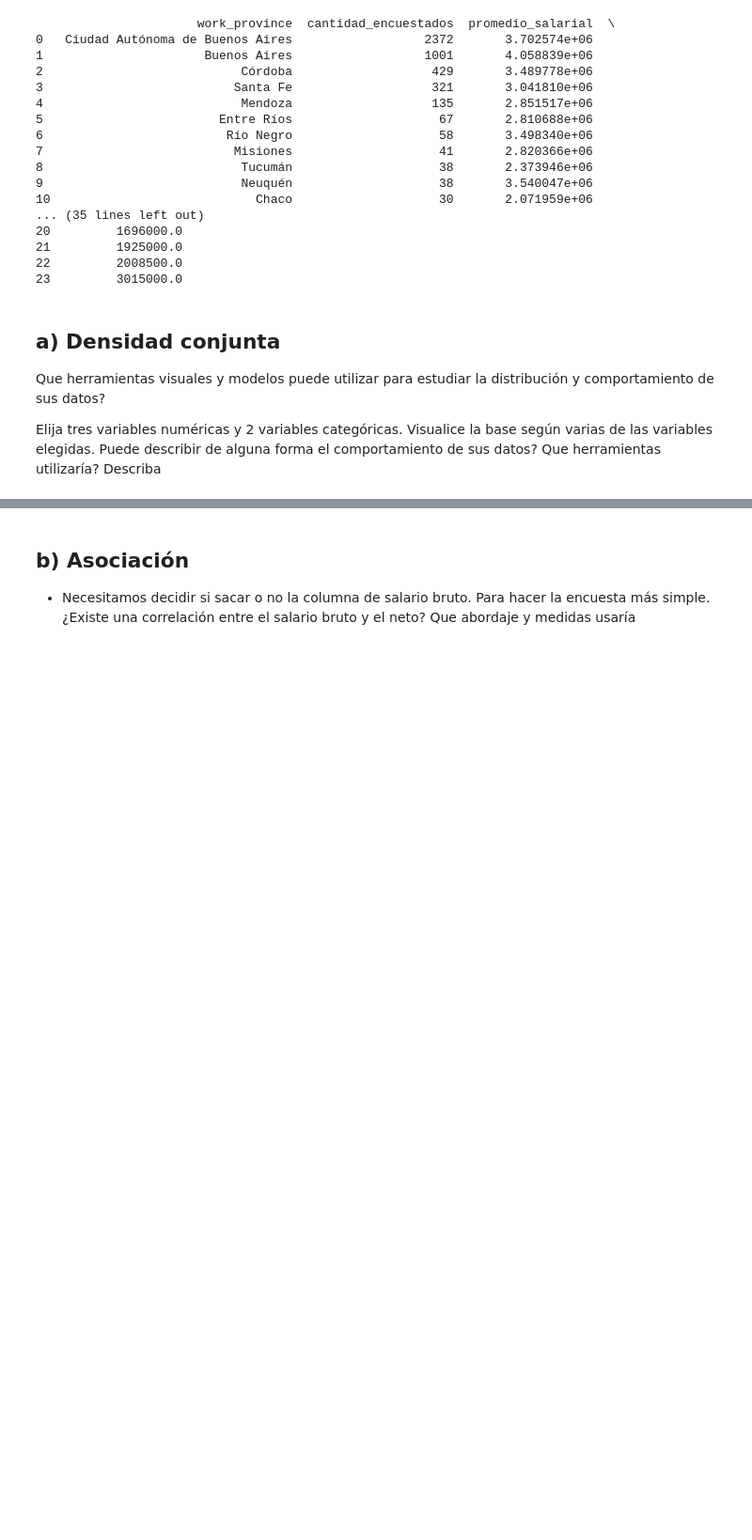
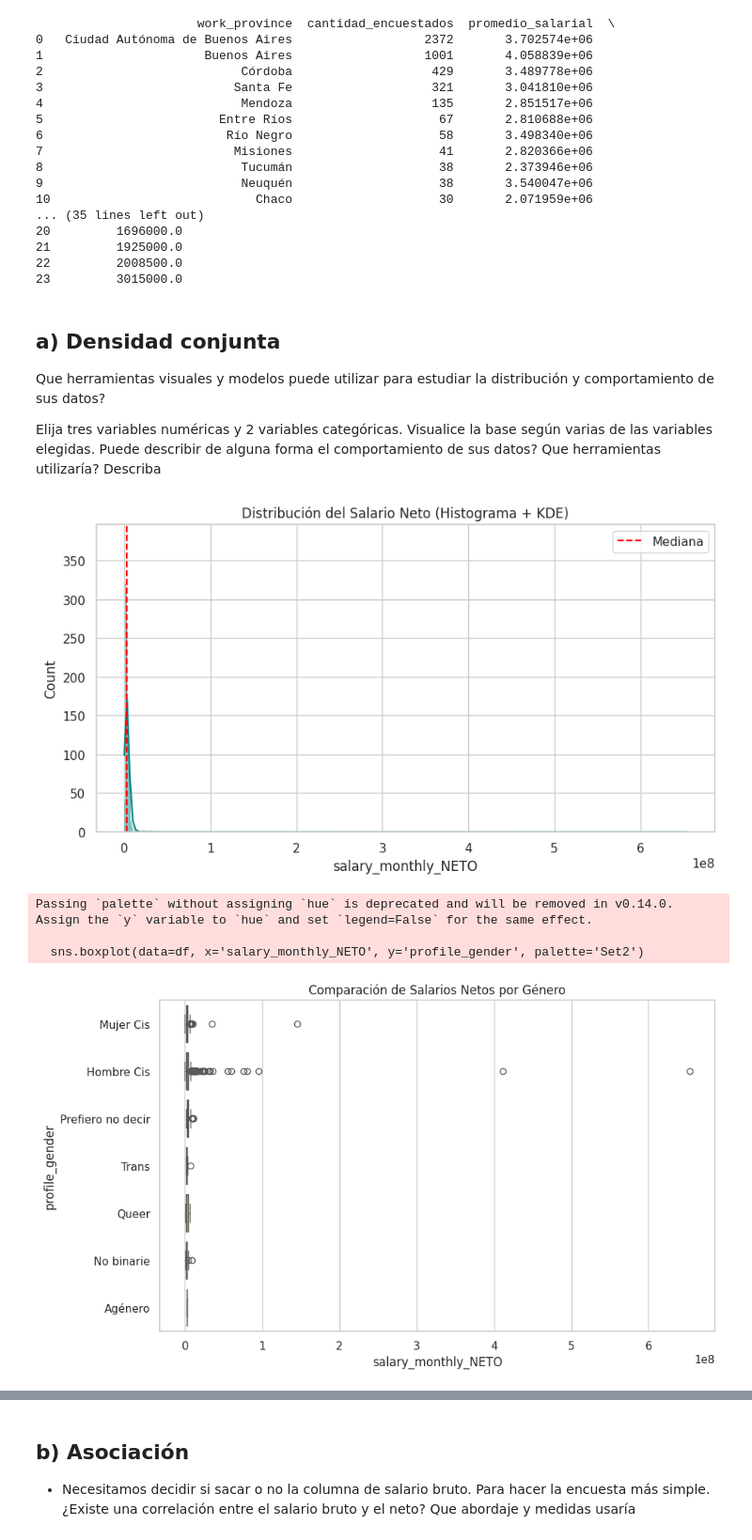
Before and after one commit to sgruyzcki/DiploDatos2026, a Jupyter notebook: Entregable - Parte 1 Sergio.ipynb, the cells around one changed output, grey strips where cells are left out. Shown at 94% size. Drawn from its saved outputs; the diff is of its cells as text; code cells hidden in the pictures; blank space fills up the shorter version.

```diff
--- a/Entregable - Parte 1 Sergio.ipynb
+++ b/Entregable - Parte 1 Sergio.ipynb
@@ -324,3 +324,34 @@ print(tabla_final)
 Que herramientas visuales y modelos puede utilizar para estudiar la distribución y comportamiento de sus datos?
 
 Elija tres variables numéricas y 2 variables categóricas. Visualice la base según varias de las variables elegidas. Puede describir de alguna forma el comportamiento de sus datos? Que herramientas utilizaría? Describa
+# %%
+# Configuramos el estilo global
+sns.set_theme(style="whitegrid")
+
+# --- 1. Distribución del Salario Neto (Variable Numérica) ---
+plt.figure(figsize=(10, 5))
+sns.histplot(df['salary_monthly_NETO'], kde=True, color='teal')
+plt.title('Distribución del Salario Neto (Histograma + KDE)')
+plt.axvline(df['salary_monthly_NETO'].median(), color='red', linestyle='--', label='Mediana')
+plt.legend()
+plt.show()
+
+# --- 2. Salario por Género (Numérica vs Categórica) ---
+plt.figure(figsize=(10, 6))
+# Usamos un Boxplot para ver la dispersión y los outliers
+sns.boxplot(data=df, x='salary_monthly_NETO', y='profile_gender', palette='Set2')
+plt.title('Comparación de Salarios Netos por Género')
+plt.show()
+
+# --- 3. Experiencia vs Salario (Numérica vs Numérica) ---
+plt.figure(figsize=(10, 6))
+sns.scatterplot(data=df, x='profile_years_experience', y='salary_monthly_NETO',
+                hue='profile_gender', alpha=0.5)
+plt.title('Relación entre Años de Experiencia y Salario Neto')
+plt.show()
+# %% [output]
+[figure, added]
+Passing `palette` without assigning `hue` is deprecated and will be removed in v0.14.0. Assign the `y` variable to `hue` and set `legend=False` for the same effect.
+
+  sns.boxplot(data=df, x='salary_monthly_NETO', y='profile_gender', palette='Set2')
+[figure, added]
```
Also changed, not shown: parts of 7 cells of this notebook.
